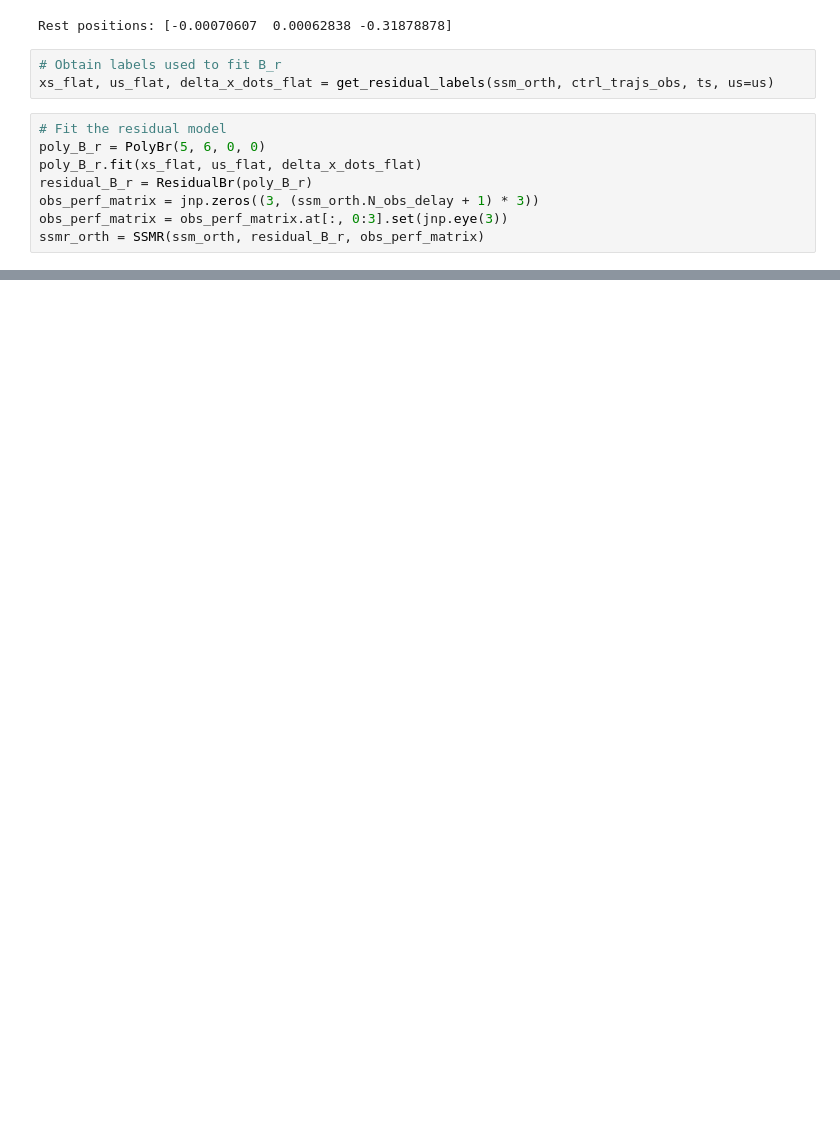
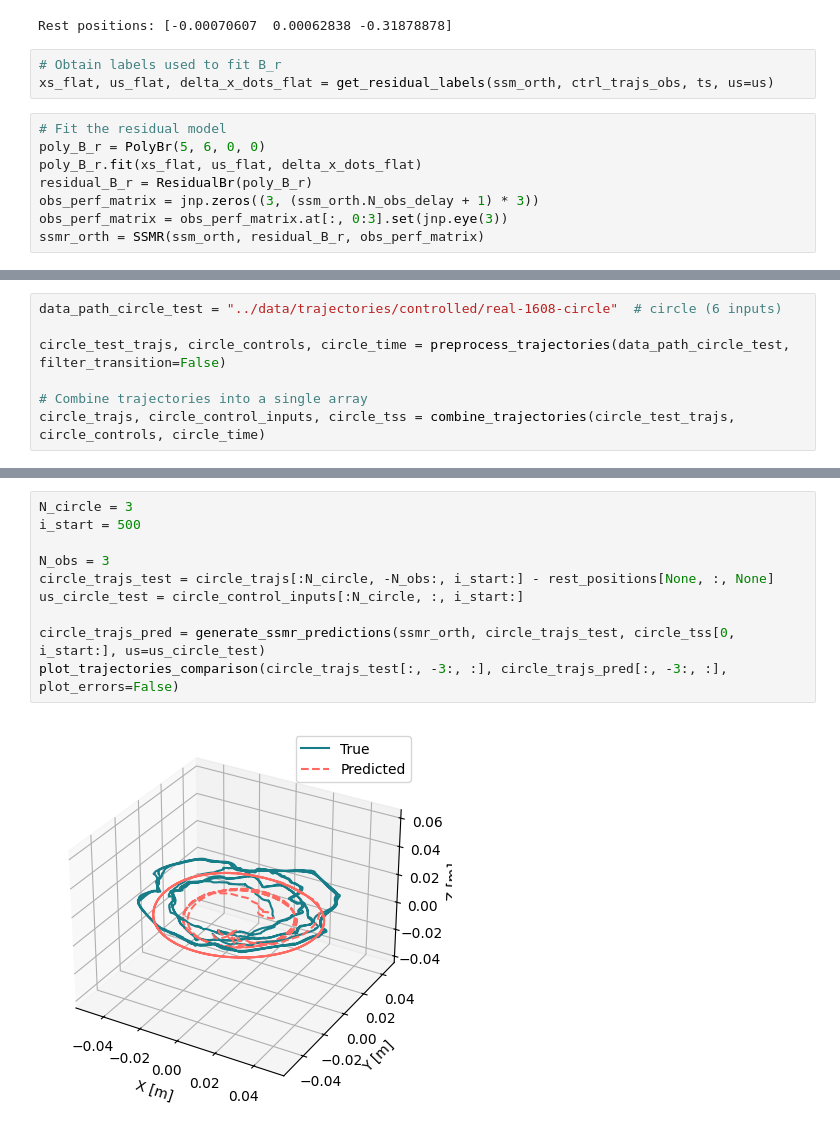
Before and after one commit to StanfordASL/trunk-stack, a Jupyter notebook: stack/main/scripts/fit_ssmr_orth.ipynb, the cells around one changed output, grey strips where cells are left out. Saved outputs shown, nothing was run; the diff lists cells and outputs as text; blank space fills up the shorter version.

Commit message:
Hugo ssmr orth aug 19

```diff
--- a/stack/main/scripts/fit_ssmr_orth.ipynb
+++ b/stack/main/scripts/fit_ssmr_orth.ipynb
@@ -489,2 +500,9 @@ if os.path.exists(model_path) and False:
 
 ssmr_orth.save_model(model_path)
+# %%
+data_path_circle_test = "../data/trajectories/controlled/real-1608-circle"  # circle (6 inputs)
+
+circle_test_trajs, circle_controls, circle_time = preprocess_trajectories(data_path_circle_test, filter_transition=False)
+
+# Combine trajectories into a single array
+circle_trajs, circle_control_inputs, circle_tss = combine_trajectories(circle_test_trajs, circle_controls, circle_time)
@@ -490,0 +527,12 @@ ssmr_orth.save_model(model_path)
+# %%
+N_circle = 3
+i_start = 500
+
+N_obs = 3
+circle_trajs_test = circle_trajs[:N_circle, -N_obs:, i_start:] - rest_positions[None, :, None]
+us_circle_test = circle_control_inputs[:N_circle, :, i_start:]
+
+circle_trajs_pred = generate_ssmr_predictions(ssmr_orth, circle_trajs_test, circle_tss[0, i_start:], us=us_circle_test)
+plot_trajectories_comparison(circle_trajs_test[:, -3:, :], circle_trajs_pred[:, -3:, :], plot_errors=False)
+# %% [output]
+[figure, added]
```
Also changed, not shown: parts of 12 cells of this notebook.
